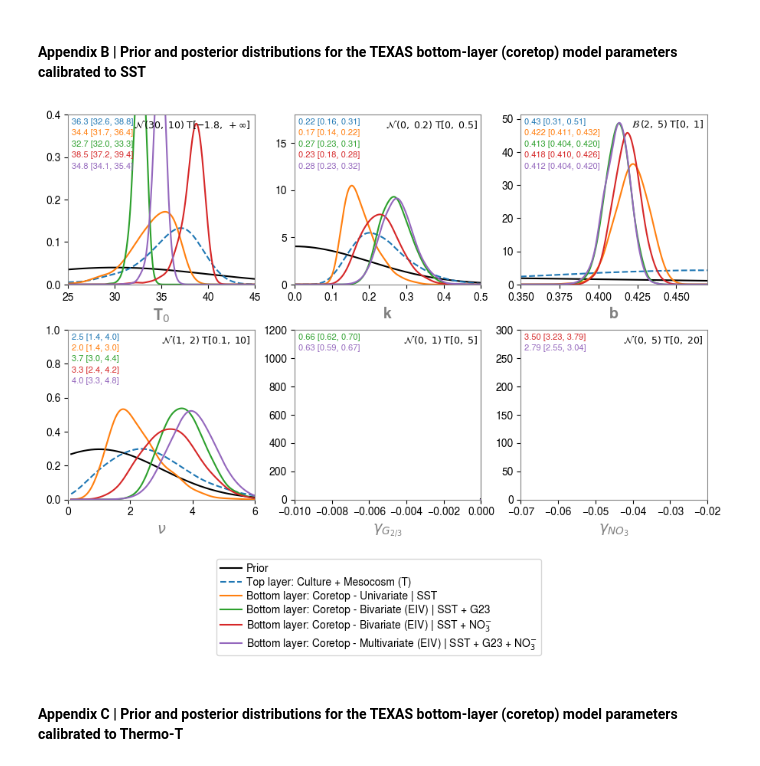
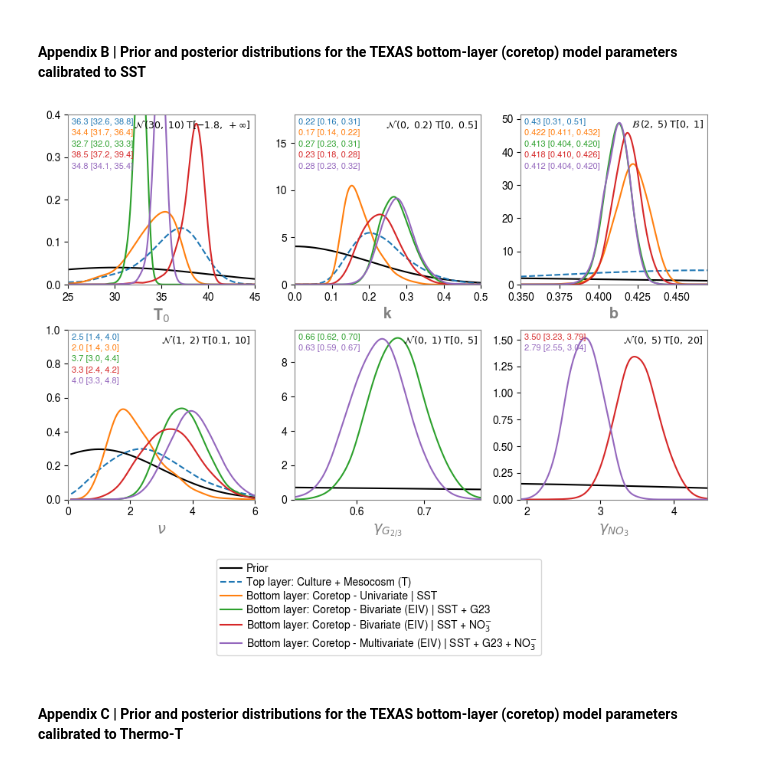
Before and after one commit to PaleoLipidRR/TEXAS, a Jupyter notebook: notebooks/manuscripts/SI_code02_boundedT_TEXAS_analysis.ipynb, the cells around one changed output. Saved outputs shown, nothing was run; the diff lists cells and outputs as text; code cells hidden in the pictures.

```diff
--- a/notebooks/manuscripts/SI_code02_boundedT_TEXAS_analysis.ipynb
+++ b/notebooks/manuscripts/SI_code02_boundedT_TEXAS_analysis.ipynb
@@ -1197,38 +1197,38 @@ fig, axs = plot_prior_distributions(
     show_suptitle=False,
     show_annotation=True,
     show_subplot_legend=False,
     show_figure_legend=True,
     show_prior_expression=True,
     annotation_style='ci68'
 )
 
 axs[0,0].set_xlim(25,45)
 axs[0,0].set_ylim(0,0.4)
 axs[0,1].set_xlim(0,0.5)
 axs[0,1].set_ylim(0,18)
 axs[0,2].set_xlim(0.35,0.47)
 axs[1,0].set_xlim(0,6)
 axs[1,0].set_ylim(0,1)
-axs[1,1].set_xlim(-0.01,0)
-axs[1,1].set_ylim(0,1200)
-axs[1,2].set_xlim(-0.07,-0.02)
-axs[1,2].set_ylim(0,300)
+# axs[1,1].set_xlim(-0.01,0)
+# axs[1,1].set_ylim(0,1200)
+# axs[1,2].set_xlim(-0.07,-0.02)
+# axs[1,2].set_ylim(0,300)
 
 for ax in axs.flatten():
 
     ax.set_xlabel(ax.get_xlabel(), fontsize=14, color="gray", fontweight='bold')
     ax.set_ylabel(ax.get_ylabel(), fontsize=14, color="gray", fontweight='bold')
     ax.spines[:].set_color("gray")
 
 
     ax.grid(False)
     ax.set_ylim(bottom=0)
 
 fig.set_facecolor("white")  # or whatever you want
 fpath = f'{local_github_path}/figures/manuscript/finalized/main-text'
 fig.savefig(os.path.join(fpath,'AppendixB_SST_prior_distributions_boundedT.pdf'),dpi=300)
 # %% [output]
-[figure, old version]
+[figure, new version]
 # %% [markdown]
 #### Appendix C | Prior and posterior distributions for the TEXAS bottom-layer (coretop) model parameters calibrated to Thermo-T
 # %%
```
Also changed, not shown: parts of 8 cells of this notebook.
